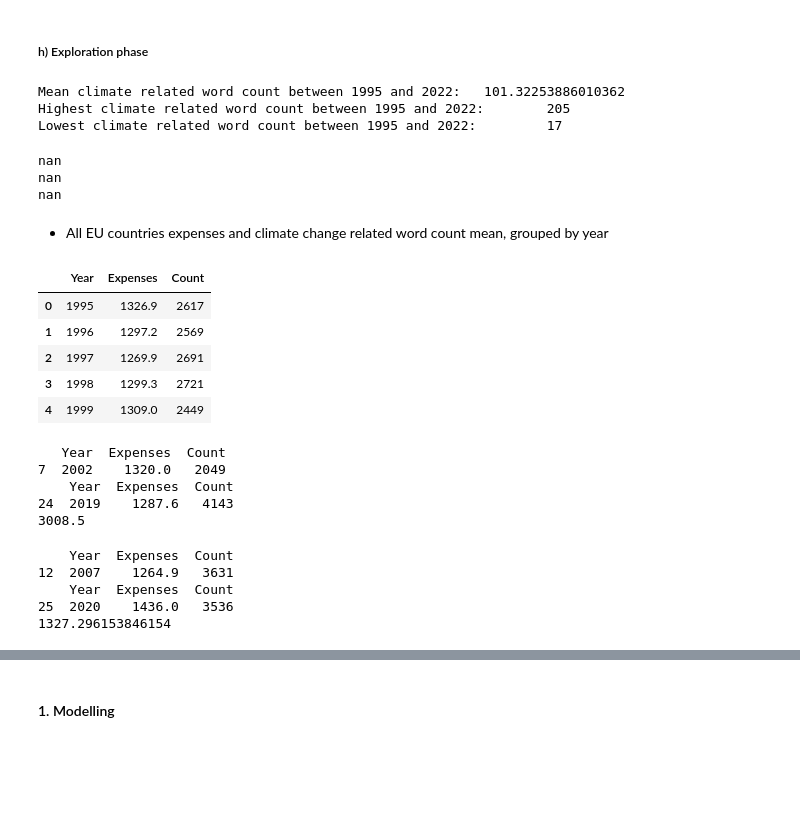
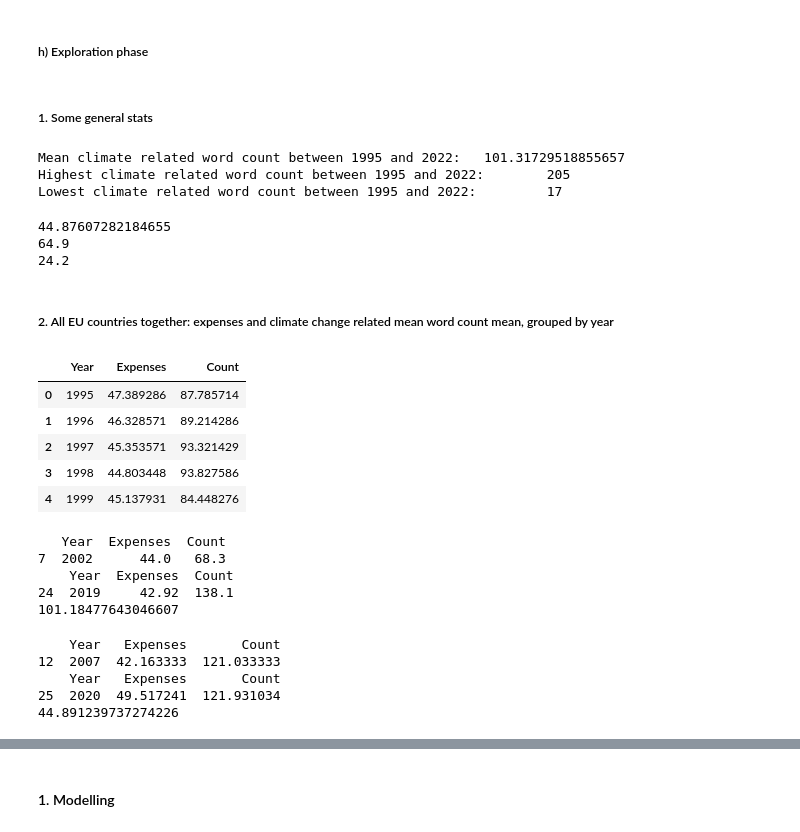
Before and after one commit to himayla/FDS_assign1, a Jupyter notebook: assign1.ipynb, the cells around one changed output, grey strips where cells are left out. Cells and saved outputs as stored; diff of their text form; code cells hidden in the pictures; blank space fills up the shorter version.

```diff
--- a/assign1.ipynb
+++ b/assign1.ipynb
@@ -68,12 +68,12 @@ cofog.rename(columns={cofog.columns[0]: "ISO-alpha2 Code"}, inplace=True)
 # Perform some preprocessing
 cofog = cofog.melt(id_vars=["ISO-alpha2 Code"], var_name="Year", value_name='Expenses') # Transpose
 cofog['Year'] = cofog['Year'].astype(int) # Typecasting
-cofog.loc[:,'Expenses'] = cofog.loc[:,'Expenses'].replace('', np.isnan) # Replace EL with GR to align with ISO
-cofog.loc[:,'Expenses'] = cofog.loc[:,'Expenses'].dropna()
+cofog.loc[:,'Expenses'] = cofog.loc[:,'Expenses'].replace(': ', np.nan) # Replace EL with GR to align with ISO
+cofog.dropna(how='any', inplace=True)
 cofog['Expenses'] = cofog['Expenses'].astype(str).str.strip().str.extract(r'(\d+.\d+)').astype('float')
 cofog.loc[:,'ISO-alpha2 Code'] = cofog.loc[:,'ISO-alpha2 Code'].replace('EL', 'GR') # Replace EL with GR to align with ISO
 
-cofog.head() #Shape (832, 3)
+cofog.head() #Shape (829, 3)
 # %% [output]
 |  | ISO-alpha2 Code | Year | Expenses |
 | 0 | AT | 1995 | 55.8 |
@@ -236,5 +238,7 @@ Index(['Session', 'Year', 'ISO-alpha3 Code', 'Speech', 'ISO-alpha2 Code',
 # %% [markdown]
 ##### h) Exploration phase
+# %% [markdown]
+##### 1. Some general stats
 # %%
 wc_years = np.mean(df_final.Count.values) # Mean word count over the years
 max_years = np.max(df_final.Count.values) # Max word count over the years
@@ -244,7 +248,7 @@ print(f"Mean climate related word count between 1995 and 2022: \t {wc_years}")
 print(f"Highest climate related word count between 1995 and 2022: \t {max_years}")
 print(f"Lowest climate related word count between 1995 and 2022: \t {min_years}")
 # %% [output]
-Mean climate related word count between 1995 and 2022:   101.32253886010362
+Mean climate related word count between 1995 and 2022:   101.31729518855657
 Highest climate related word count between 1995 and 2022:        205
 Lowest climate related word count between 1995 and 2022:         17
 # %%
@@ -252,45 +256,46 @@ GDP_years = np.mean(df_final.Expenses.values) # Mean GDP over the years
 max_GDP = np.max(df_final.Expenses.values) # Highest GDP % to environmental protection over the years
 min_GDP = np.min(df_final.Expenses.values) # Lowest GDP % to environmental protection over the years
 
-print(GDP_years)
-print(max_GDP)
-print(min_GDP)
+print(GDP_years); print(max_GDP); print(min_GDP)
 # %% [output]
-nan
-nan
-nan
+44.87607282184655
+64.9
+24.2
 # %%
 # Might come in handy
 df_final['Decade'] = df_final['Year'].apply(lambda i: round(i, -1))
 # %% [markdown]
-- All EU countries expenses and climate change related word count mean, grouped by year
+##### 2. All EU countries together: expenses and climate change related mean word count mean, grouped by year
 # %%
-grouped = df_final.groupby(['Year'], as_index=False, sort=False)[['Expenses', 'Count']].sum()
+grouped = df_final.groupby(['Year'], as_index=False, sort=False).agg(
+    {'Expenses': 'mean', 'Count': 'mean'}
+    )
+
 grouped.head()
 # %% [output]
 |  | Year | Expenses | Count |
-| 0 | 1995 | 1326.9 | 2617 |
-| 1 | 1996 | 1297.2 | 2569 |
-| 2 | 1997 | 1269.9 | 2691 |
-| 3 | 1998 | 1299.3 | 2721 |
-| 4 | 1999 | 1309.0 | 2449 |
+| 0 | 1995 | 47.389286 | 87.785714 |
+| 1 | 1996 | 46.328571 | 89.214286 |
+| 2 | 1997 | 45.353571 | 93.321429 |
+| 3 | 1998 | 44.803448 | 93.827586 |
+| 4 | 1999 | 45.137931 | 84.448276 |
 # %%
 print(grouped[grouped['Count'] == min(grouped['Count'])])
 print(grouped[grouped['Count'] == max(grouped['Count'])])
 print(np.mean(grouped['Count']))
 # %% [output]
    Year  Expenses  Count
-7  2002    1320.0   2049
+7  2002      44.0   68.3
     Year  Expenses  Count
-24  2019    1287.6   4143
-3008.5
+24  2019     42.92  138.1
+101.18477643046607
 # %%
 print(grouped[grouped['Expenses'] == min(grouped['Expenses'])])
 print(grouped[grouped['Expenses'] == max(grouped['Expenses'])])
 print(np.mean(grouped['Expenses']))
 # %% [output]
-    Year  Expenses  Count
-12  2007    1264.9   3631
-    Year  Expenses  Count
-25  2020    1436.0   3536
-1327.296153846154
+    Year   Expenses       Count
+12  2007  42.163333  121.033333
+    Year   Expenses       Count
+25  2020  49.517241  121.931034
+44.891239737274226
```
Also changed, not shown: parts of 27 cells of this notebook, 1 other file.
